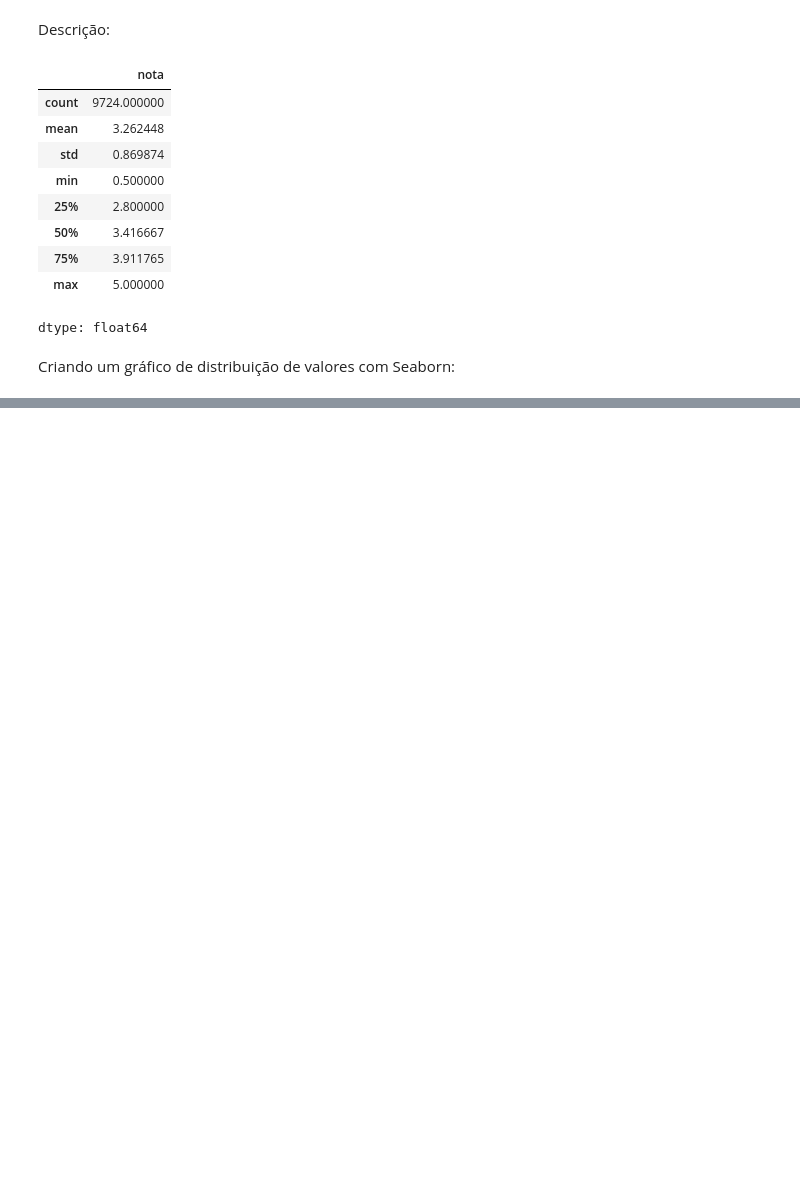
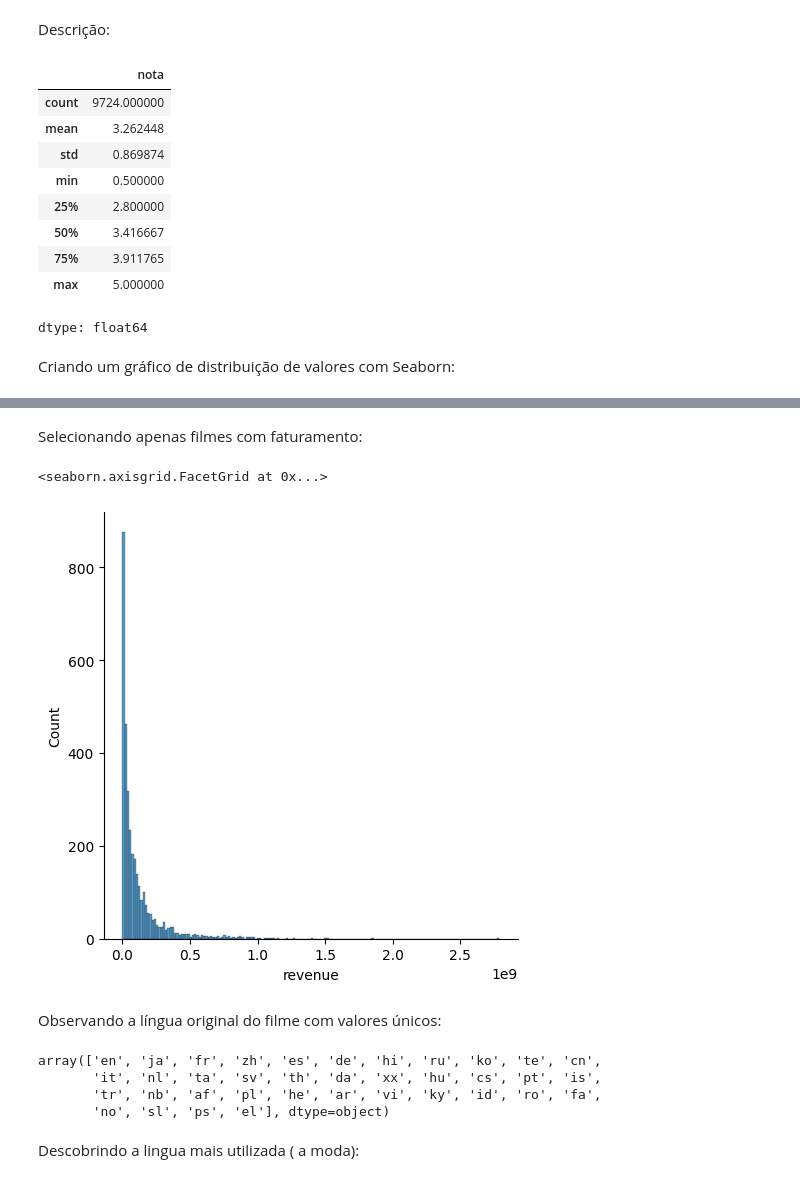
Before and after one commit to Camillabgarcia/data_science, a Jupyter notebook: Explorando_e_analisando_dados_1.ipynb, the cells around one changed output, grey strips where cells are left out. Drawn from its saved outputs; the diff is of its cells as text; code cells hidden in the pictures; blank space fills up the shorter version.

```diff
--- a/Explorando_e_analisando_dados_1.ipynb
+++ b/Explorando_e_analisando_dados_1.ipynb
@@ -219,0 +317,19 @@ sns.displot(medias_por_filme)
+# %% [markdown]
+Selecionando apenas filmes com faturamento:
+# %%
+com_faturamento = tmdb.query('revenue > 0')
+sns.displot(com_faturamento['revenue'])
+# %% [output]
+<seaborn.axisgrid.FacetGrid at 0x...>
+[figure, added]
+# %% [markdown]
+Observando a língua original do filme com valores únicos:
+# %%
+tmdb['original_language'].unique()
+# %% [output]
+array(['en', 'ja', 'fr', 'zh', 'es', 'de', 'hi', 'ru', 'ko', 'te', 'cn',
+       'it', 'nl', 'ta', 'sv', 'th', 'da', 'xx', 'hu', 'cs', 'pt', 'is',
+       'tr', 'nb', 'af', 'pl', 'he', 'ar', 'vi', 'ky', 'id', 'ro', 'fa',
+       'no', 'sl', 'ps', 'el'], dtype=object)
+# %% [markdown]
+Descobrindo a lingua mais utilizada ( a moda):
```
Also changed, not shown: parts of 37 cells of this notebook.
